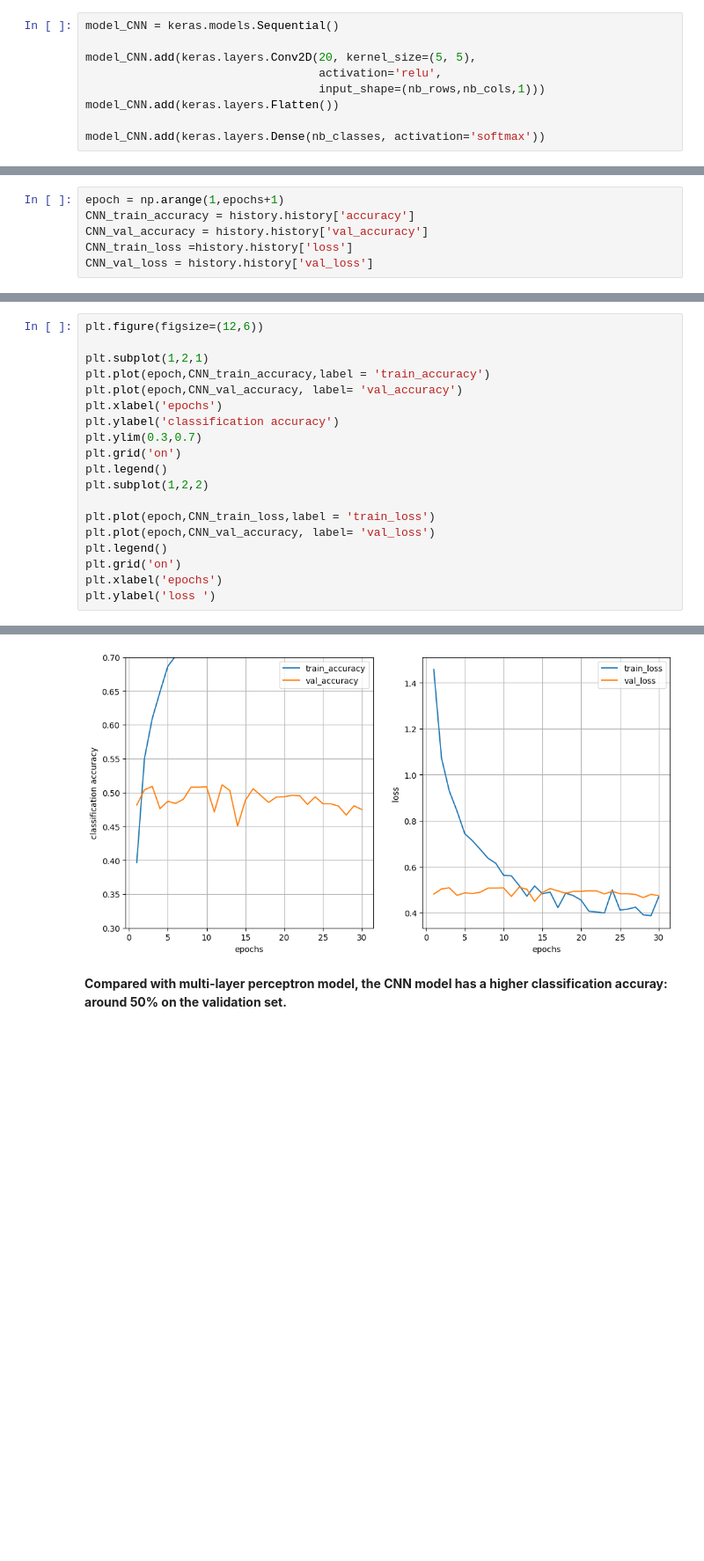
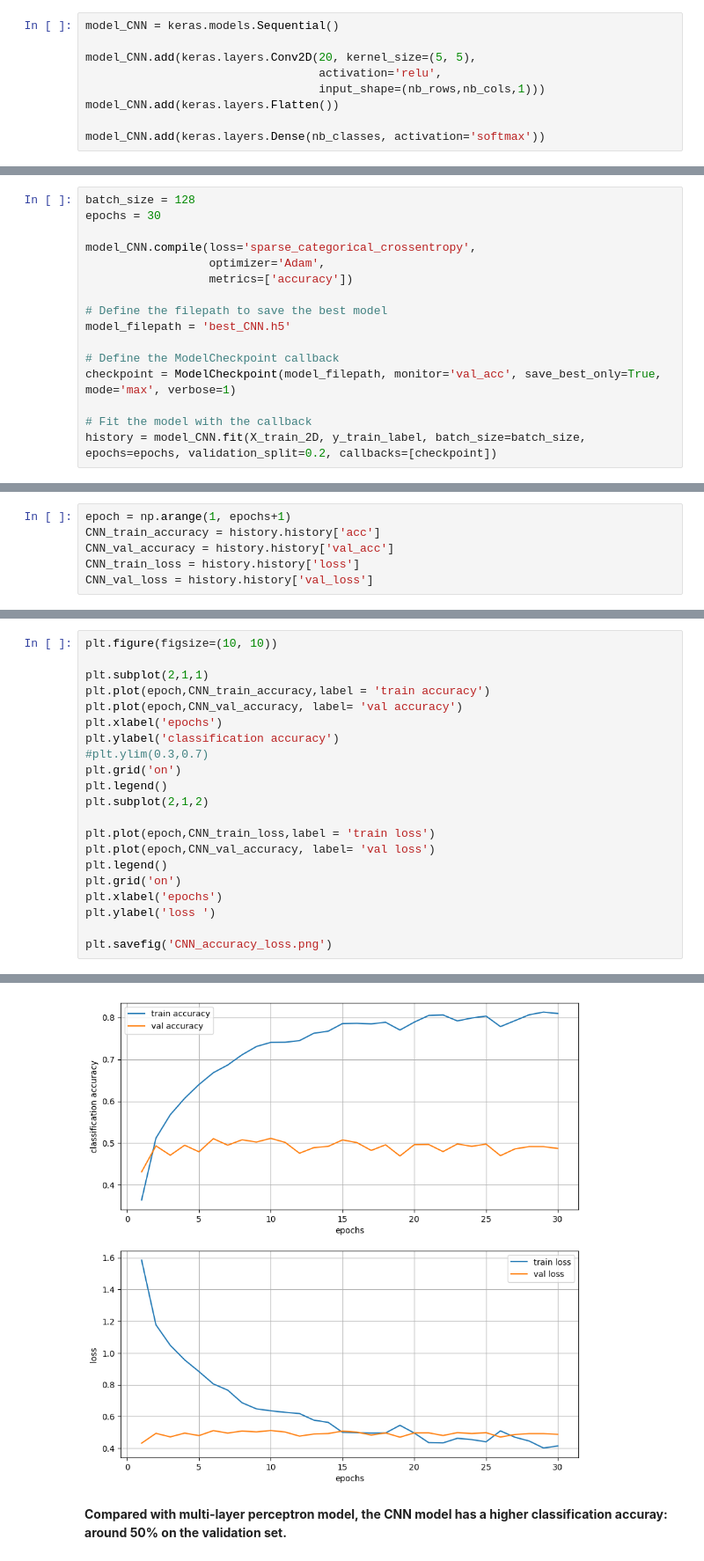
Before and after one commit to mafie1/IA-pour-la-physique, a Jupyter notebook: IA_pour_la_physique_main.ipynb, the cells around one changed output, grey strips where cells are left out. Shown at 88% size. Drawn from its saved outputs; the diff is of its cells as text; blank space fills up the shorter version.

```diff
--- a/IA_pour_la_physique_main.ipynb
+++ b/IA_pour_la_physique_main.ipynb
@@ -616,0 +623,16 @@ Epoch 30/30
+# %%
+batch_size = 128
+epochs = 30
+
+model_CNN.compile(loss='sparse_categorical_crossentropy',
+                  optimizer='Adam',
+                  metrics=['accuracy'])
+
+# Define the filepath to save the best model
+model_filepath = 'best_CNN.h5'
+
+# Define the ModelCheckpoint callback
+checkpoint = ModelCheckpoint(model_filepath, monitor='val_acc', save_best_only=True, mode='max', verbose=1)
+
+# Fit the model with the callback
+history = model_CNN.fit(X_train_2D, y_train_label, batch_size=batch_size, epochs=epochs, validation_split=0.2, callbacks=[checkpoint])
@@ -617,6 +657,6 @@ Epoch 30/30
 # %%
-epoch = np.arange(1,epochs+1)
-CNN_train_accuracy = history.history['accuracy']
-CNN_val_accuracy = history.history['val_accuracy']
-CNN_train_loss =history.history['loss']
+epoch = np.arange(1, epochs+1)
+CNN_train_accuracy = history.history['acc']
+CNN_val_accuracy = history.history['val_acc']
+CNN_train_loss = history.history['loss']
 CNN_val_loss = history.history['val_loss']
@@ -623,20 +675,22 @@ CNN_val_loss = history.history['val_loss']
 # %%
-plt.figure(figsize=(12,6))
+plt.figure(figsize=(10, 10))
 
-plt.subplot(1,2,1)
-plt.plot(epoch,CNN_train_accuracy,label = 'train_accuracy')
-plt.plot(epoch,CNN_val_accuracy, label= 'val_accuracy')
+plt.subplot(2,1,1)
+plt.plot(epoch,CNN_train_accuracy,label = 'train accuracy')
+plt.plot(epoch,CNN_val_accuracy, label= 'val accuracy')
 plt.xlabel('epochs')
 plt.ylabel('classification accuracy')
-plt.ylim(0.3,0.7)
+#plt.ylim(0.3,0.7)
 plt.grid('on')
 plt.legend()
-plt.subplot(1,2,2)
+plt.subplot(2,1,2)
 
-plt.plot(epoch,CNN_train_loss,label = 'train_loss')
-plt.plot(epoch,CNN_val_accuracy, label= 'val_loss')
+plt.plot(epoch,CNN_train_loss,label = 'train loss')
+plt.plot(epoch,CNN_val_accuracy, label= 'val loss')
 plt.legend()
 plt.grid('on')
 plt.xlabel('epochs')
 plt.ylabel('loss ')
+
+plt.savefig('CNN_accuracy_loss.png')
 # %% [output]
@@ -644,4 +697,4 @@ Text(0, 0.5, 'loss ')
-[figure, old version]
+[figure, new version]
 # %% [markdown]
 **Compared with multi-layer perceptron model, the CNN  model has a higher classification accuray: around 50% on the validation set.**
 # %% [markdown]
```
Also changed, not shown: parts of 50 cells of this notebook, 8 other files.
